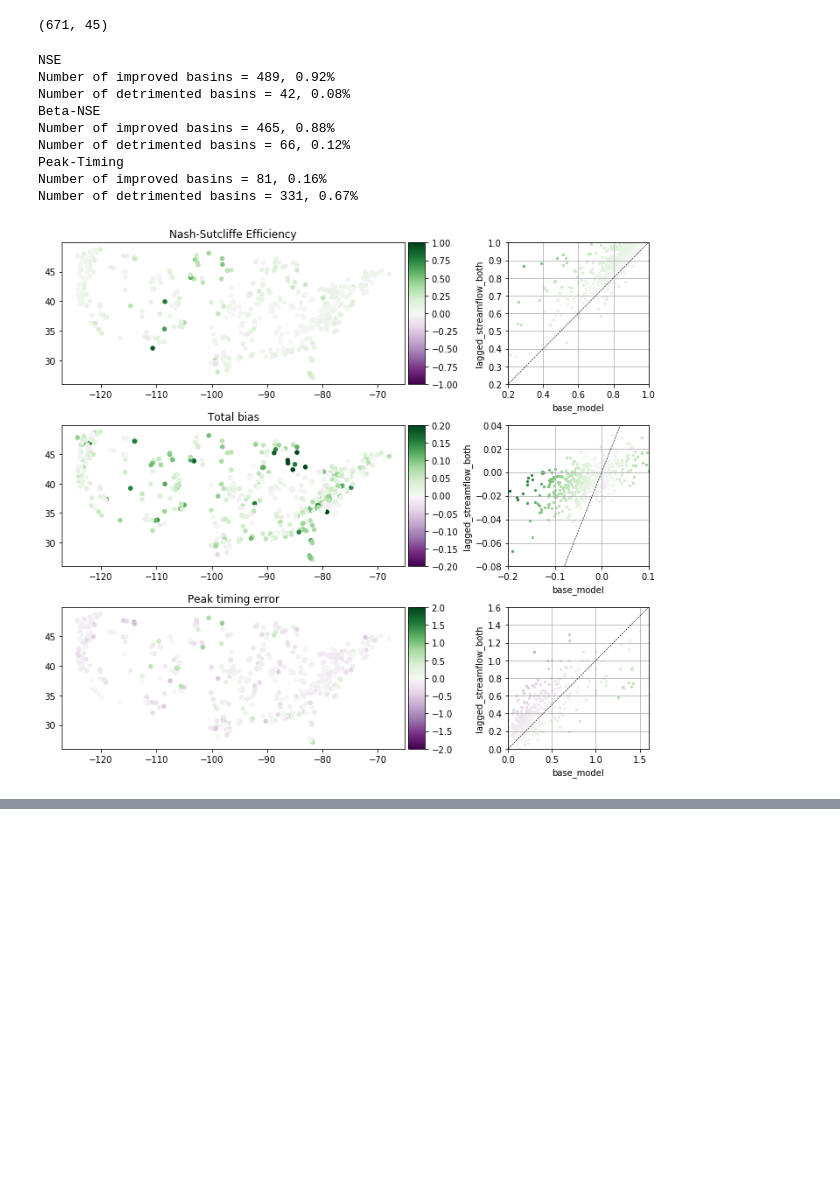
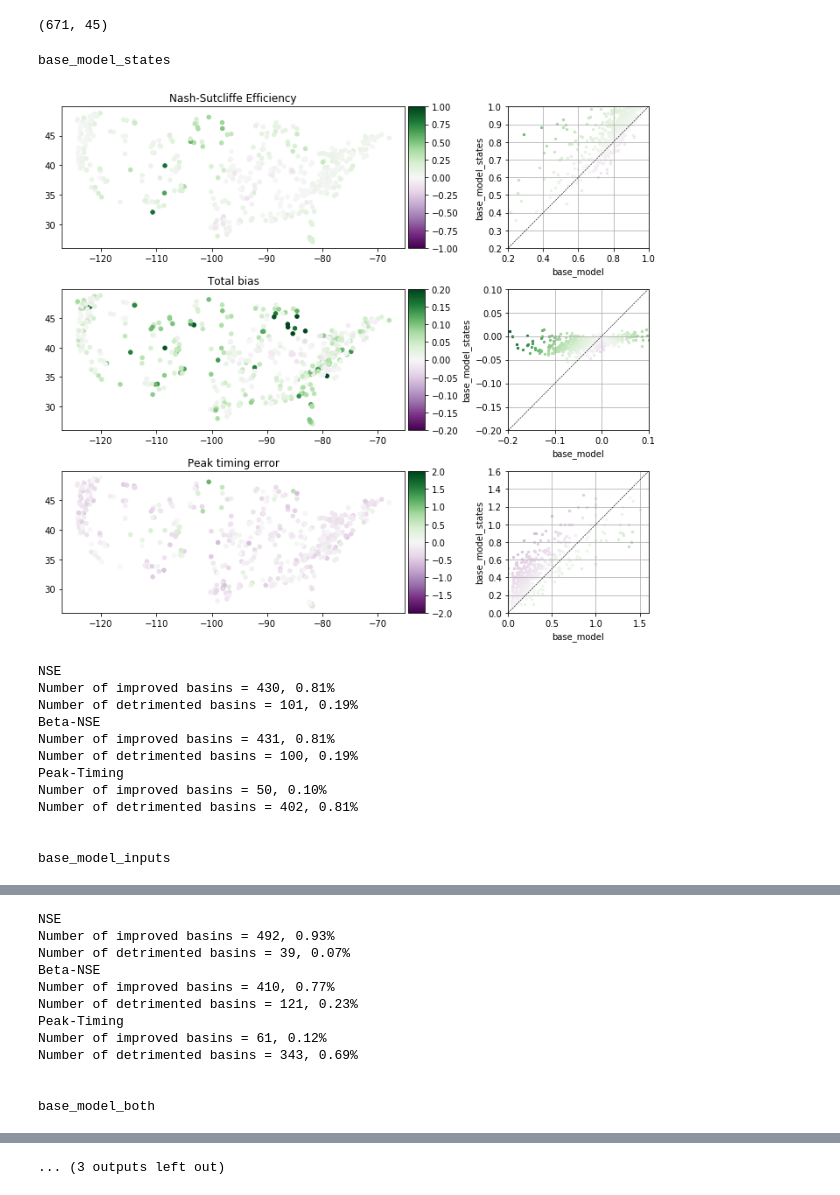
Before and after one commit to jmframe/lstm-da-analysis, a Jupyter notebook: assimilation_analysis_jmframe.ipynb, the cells around one changed output, grey strips where cells are left out. Cells and saved outputs as stored; diff of their text form; code cells hidden in the pictures; blank space fills up the shorter version.

Commit message:
analysis tools seperate

```diff
--- a/assimilation_analysis_jmframe.ipynb
+++ b/assimilation_analysis_jmframe.ipynb
@@ -46,7 +46,14 @@ optimal = [1, 0, 0]
 disp_colors = {'base_model':'PRGn', 'lagged_streamflow_both':'PRGn'}
 #Alternative color scheme: 'PuOr'
 disp_lims = {'base_model':[(0.2,1), (-0.2,0.1), (0,1.6)],
-                               'lagged_streamflow_both':[(0.2,1), (-0.08,0.04), (0,1.6)]}
+             'base_model_states':[(0.2,1), (-0.2,0.1), (0,1.6)],
+             'base_model_inputs':[(0.2,1), (-0.2,0.1), (0,1.6)],
+             'base_model_both':[(0.2,1), (-0.2,0.1), (0,1.6)],
+             'lagged_streamflow':[(0.2,1), (-0.2,0.1), (0,1.6)],
+             'lagged_streamflow_states':[(0.2,1), (-0.2,0.1), (0,1.6)],
+             'lagged_streamflow_inputs':[(0.2,1), (-0.2,0.1), (0,1.6)],
+             'lagged_streamflow_both':[(0.2,1), (-0.2,0.1), (0,1.6)],
+             'lagged_streamflow_both':[(0.2,1), (-0.08,0.04), (0,1.6)]}
 
 # local directory with all data
 # not included in github
@@ -98,6 +105,8 @@ with open(data_dir+"observations.pkl", "rb") as fb:
     observations = pkl.load(fb)
 with open(data_dir+"simulations.pkl", "rb") as fb:
     simulations = pkl.load(fb)
+# %%
+model_types = ensemble_metrics['NSE'].columns.values
 # %%
 basin_list = observations.columns.values
 # %%
@@ -175,23 +127,31 @@ def PLOT_PERFORMANCE_IMPROVEMENTS(improvement, control, test, percent=False):
 # %%
 control='base_model'
-test='lagged_streamflow_both'
 percent=False
 
-analysis_inputs = (basin_list, ensemble_metrics, control, test, use_metrics, optimal, percent)
-performance_diffs = analysis_tools.DIFFS(analysis_inputs)
+for test in model_types[1:]:
+    #test='lagged_streamflow_both'
+    print(test)
 
-plot_inputs = (disp_lims, disp_colors, disp_bounds, diff_bounds, plot_lons, plot_lats, use_metric_names)
-analysis_tools.PLOT(analysis_inputs, performance_diffs, plot_inputs)
+    analysis_inputs = (basin_list, ensemble_metrics, control, test, use_metrics, optimal, percent)
+    performance_diffs = analysis_tools.DIFFS(analysis_inputs)
 
-analysis_tools.COUNT(analysis_inputs, performance_diffs)
+    plot_inputs = (disp_lims, disp_colors, disp_bounds, diff_bounds, plot_lons, plot_lats, use_metric_names)
+    analysis_tools.PLOT(analysis_inputs, performance_diffs, plot_inputs)
+
+    analysis_tools.COUNT(analysis_inputs, performance_diffs)
+    print('\n')
 # %% [output]
-NSE
-Number of improved basins = 489, 0.92%
-Number of detrimented basins = 42, 0.08%
-Beta-NSE
-Number of improved basins = 465, 0.88%
-Number of detrimented basins = 66, 0.12%
-Peak-Timing
-Number of improved basins = 81, 0.16%
-Number of detrimented basins = 331, 0.67%
+base_model_states
-[figure, old version]
+[figure, new version]
+NSE
+Number of improved basins = 430, 0.81%
+Number of detrimented basins = 101, 0.19%
+Beta-NSE
+Number of improved basins = 431, 0.81%
+Number of detrimented basins = 100, 0.19%
+Peak-Timing
+Number of improved basins = 50, 0.10%
+Number of detrimented basins = 402, 0.81%
+
+
+base_model_inputs
@@ -197,0 +159,12 @@ Number of detrimented basins = 331, 0.67%
+NSE
+Number of improved basins = 492, 0.93%
+Number of detrimented basins = 39, 0.07%
+Beta-NSE
+Number of improved basins = 410, 0.77%
+Number of detrimented basins = 121, 0.23%
+Peak-Timing
+Number of improved basins = 61, 0.12%
+Number of detrimented basins = 343, 0.69%
+
+
+base_model_both
@@ -197,0 +211 @@ Number of detrimented basins = 331, 0.67%
+... (3 outputs left out)
```
Also changed, not shown: parts of 4 cells of this notebook, 3 other files.
